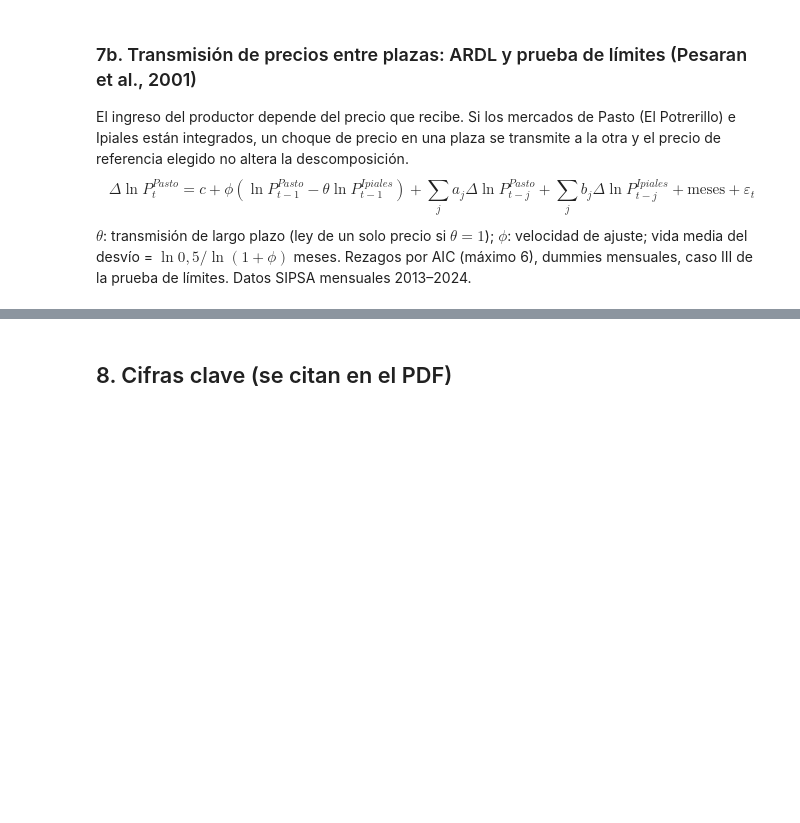
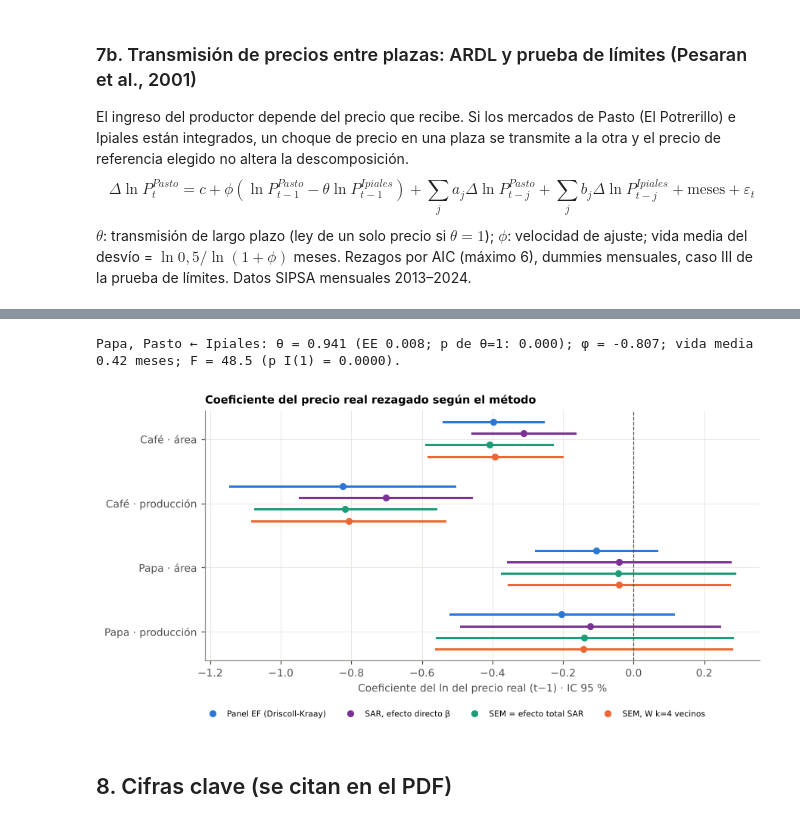
Before and after one commit to santacruzdavid1201-web/cafe-papa-narino, a Jupyter notebook: cafe_papa_narino.ipynb, the cells around one changed output, grey strips where cells are left out. Drawn from its saved outputs; the diff is of its cells as text; code cells hidden in the pictures; blank space fills up the shorter version.

```diff
--- a/cafe_papa_narino.ipynb
+++ b/cafe_papa_narino.ipynb
@@ -951,7 +1109,7 @@ ax.axvline(0, color=C_TXT, lw=0.8, ls="--")
 ax.set_yticks(pos)
 ax.set_yticklabels(etiquetas)
 ax.set_xlabel("Coeficiente del ln del precio real (t−1) · IC 95 %")
-ax.set_title("Respuesta de la oferta al precio según el método")
+ax.set_title("Coeficiente del precio real rezagado según el método")
 h_, l_ = ax.get_legend_handles_labels()
 ax.legend(h_[::-1], l_[::-1], fontsize=7, loc="upper center", bbox_to_anchor=(0.45, -0.17), ncol=4)
 guardar_fig(fig, "Figura_6_confrontacion")
@@ -962,3 +1120,4 @@ for _, r in TRANS.iterrows():
     TR_CLAVE.update({f"{kk}_theta": float(r.theta), f"{kk}_ee": float(r.ee_theta), f"{kk}_p1": float(r.p_theta_1),
                      f"{kk}_phi": float(r.phi), f"{kk}_vm": float(r.vida_media), f"{kk}_F": float(r["F_límites"]),
                      f"{kk}_pF": float(r.p_I1)})
+# %% [output]
@@ -965,3 +1130,5 @@ for _, r in TRANS.iterrows():
+Papa, Pasto ← Ipiales: θ = 0.941 (EE 0.008; p de θ=1: 0.000); φ = -0.807; vida media 0.42 meses; F = 48.5 (p I(1) = 0.0000).
+[figure, added]
 # %% [markdown]
 ## 8. Cifras clave (se citan en el PDF)
 # %%
```
Also changed, not shown: parts of 21 cells of this notebook, 23 other files.
